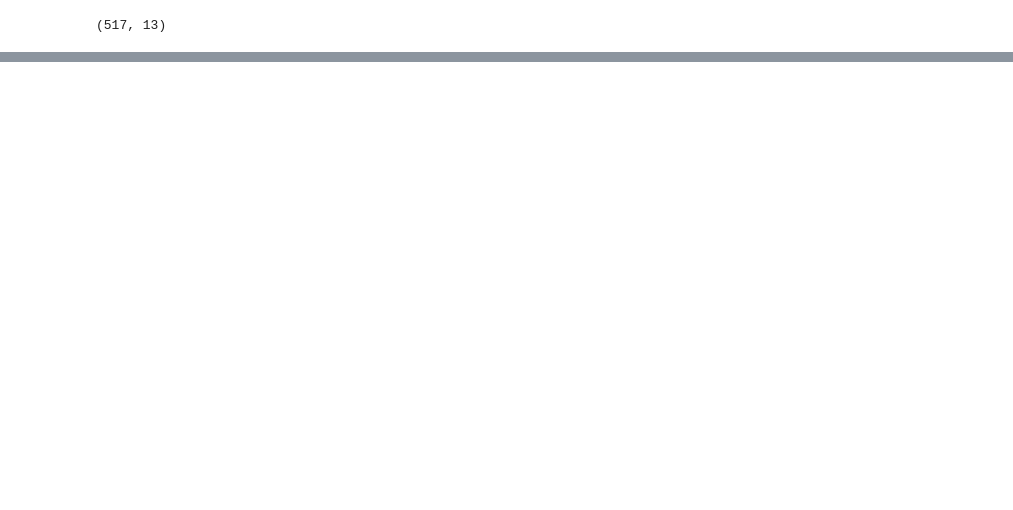
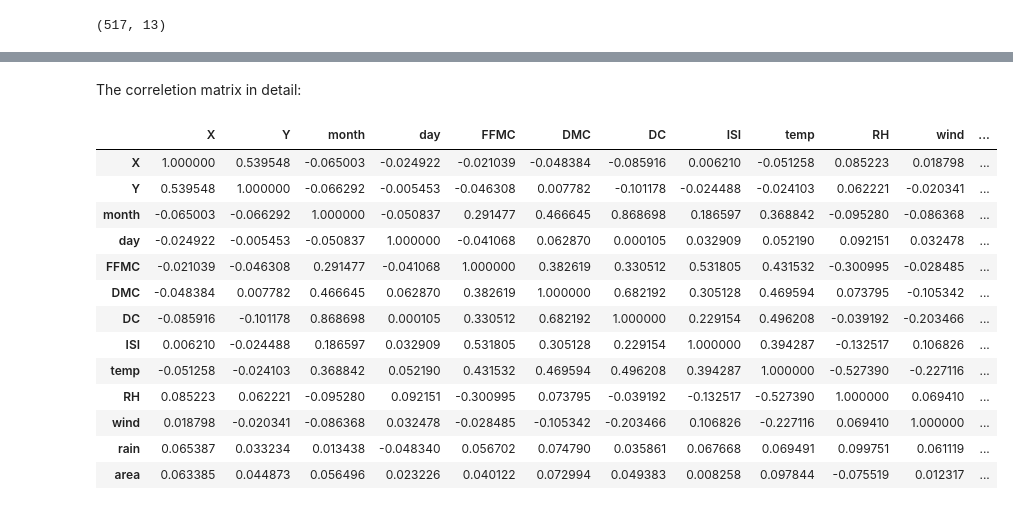
Before and after one commit to andrea7imo/DataSpacesThesis, a Jupyter notebook: DataSpacesThesis.ipynb, the cells around one changed output, grey strips where cells are left out. Cells and saved outputs as stored; diff of their text form; code cells hidden in the pictures; blank space fills up the shorter version.

Commit message:
correletion matrix

```diff
--- a/DataSpacesThesis.ipynb
+++ b/DataSpacesThesis.ipynb
@@ -40,0 +112,22 @@ list(dataset)
+# %%
+correlations = dataset.corr()
+fig, ax = plt.subplots(figsize=(13,13))
+im = ax.imshow(correlations)
+ax.set_xticks(np.arange(len(featureNames)))
+ax.set_yticks(np.arange(len(featureNames)))
+# label them with the respective list entries
+ax.set_xticklabels(featureNames)
+ax.set_yticklabels(featureNames)
+
+# Rotate the tick labels and set their alignment.
+plt.setp(ax.get_xticklabels(), rotation=45, ha="right", rotation_mode="anchor")
+
+# Loop over data dimensions and create text annotations.
+for i in range(len(featureNames)):
+    for j in range(len(featureNames)):
+        text = ax.text(j, i, "{0:.2f}".format(correlations.iloc[i, j]), ha="center", va="center", color="w")
+cbar = ax.figure.colorbar(im, ax=ax)
+cbar.ax.set_ylabel("Correletion value", rotation=-90, va="bottom")
+
+ax.set_title("Heatmap for correlation matrix")
+plt.show()
@@ -40,0 +136,19 @@ list(dataset)
+# %% [markdown]
+The correletion matrix in detail:
+# %%
+correlations
+# %% [output]
+|  | X | Y | month | day | FFMC | DMC | DC | ISI | temp | RH | wind | ... |
+| X | 1.000000 | 0.539548 | -0.065003 | -0.024922 | -0.021039 | -0.048384 | -0.085916 | 0.006210 | -0.051258 | 0.085223 | 0.018798 | ... |
+| Y | 0.539548 | 1.000000 | -0.066292 | -0.005453 | -0.046308 | 0.007782 | -0.101178 | -0.024488 | -0.024103 | 0.062221 | -0.020341 | ... |
+| month | -0.065003 | -0.066292 | 1.000000 | -0.050837 | 0.291477 | 0.466645 | 0.868698 | 0.186597 | 0.368842 | -0.095280 | -0.086368 | ... |
+| day | -0.024922 | -0.005453 | -0.050837 | 1.000000 | -0.041068 | 0.062870 | 0.000105 | 0.032909 | 0.052190 | 0.092151 | 0.032478 | ... |
+| FFMC | -0.021039 | -0.046308 | 0.291477 | -0.041068 | 1.000000 | 0.382619 | 0.330512 | 0.531805 | 0.431532 | -0.300995 | -0.028485 | ... |
+| DMC | -0.048384 | 0.007782 | 0.466645 | 0.062870 | 0.382619 | 1.000000 | 0.682192 | 0.305128 | 0.469594 | 0.073795 | -0.105342 | ... |
+| DC | -0.085916 | -0.101178 | 0.868698 | 0.000105 | 0.330512 | 0.682192 | 1.000000 | 0.229154 | 0.496208 | -0.039192 | -0.203466 | ... |
+| ISI | 0.006210 | -0.024488 | 0.186597 | 0.032909 | 0.531805 | 0.305128 | 0.229154 | 1.000000 | 0.394287 | -0.132517 | 0.106826 | ... |
+| temp | -0.051258 | -0.024103 | 0.368842 | 0.052190 | 0.431532 | 0.469594 | 0.496208 | 0.394287 | 1.000000 | -0.527390 | -0.227116 | ... |
+| RH | 0.085223 | 0.062221 | -0.095280 | 0.092151 | -0.300995 | 0.073795 | -0.039192 | -0.132517 | -0.527390 | 1.000000 | 0.069410 | ... |
+| wind | 0.018798 | -0.020341 | -0.086368 | 0.032478 | -0.028485 | -0.105342 | -0.203466 | 0.106826 | -0.227116 | 0.069410 | 1.000000 | ... |
+| rain | 0.065387 | 0.033234 | 0.013438 | -0.048340 | 0.056702 | 0.074790 | 0.035861 | 0.067668 | 0.069491 | 0.099751 | 0.061119 | ... |
+| area | 0.063385 | 0.044873 | 0.056496 | 0.023226 | 0.040122 | 0.072994 | 0.049383 | 0.008258 | 0.097844 | -0.075519 | 0.012317 | ... |
```
Also changed, not shown: parts of 20 cells of this notebook.
